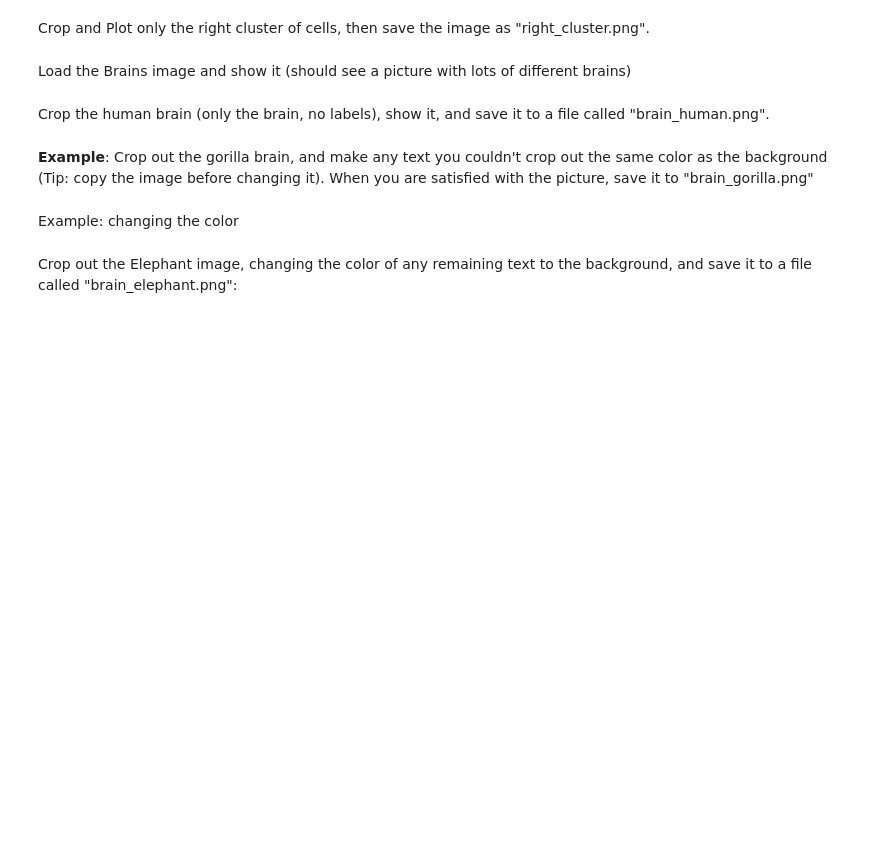
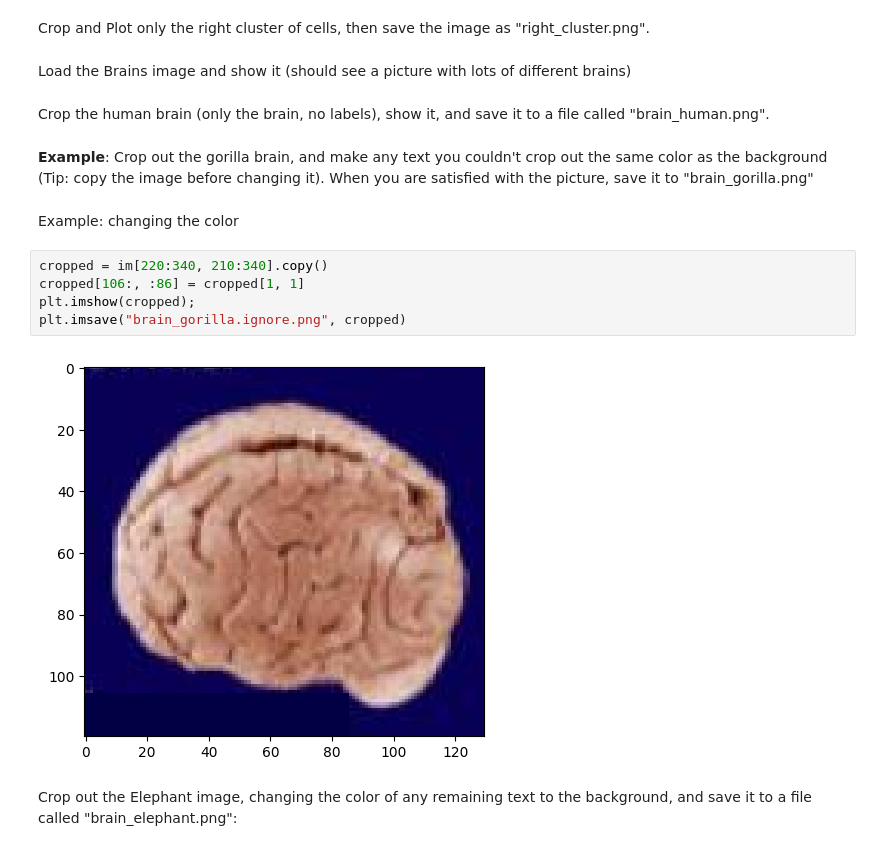
Before and after one commit to ili-s/NicksIntro2Python, a Jupyter notebook: Day2/2-5-BasicImagesWithMatplotlib.ipynb, the cells around one changed output. Saved outputs shown, nothing was run; the diff lists cells and outputs as text; blank space fills up the shorter version.

```diff
--- a/Day2/2-5-BasicImagesWithMatplotlib.ipynb
+++ b/Day2/2-5-BasicImagesWithMatplotlib.ipynb
@@ -82,5 +104,12 @@ Crop the human brain (only the brain, no labels), show it, and save it to a file
 **Example**: Crop out the gorilla brain, and make any text you couldn't crop out the same color as the background (Tip: copy the image before changing it).  When you are satisfied with the picture, save it to "brain_gorilla.png"
 # %% [markdown]
 Example: changing the color
+# %%
+cropped = im[220:340, 210:340].copy()
+cropped[106:, :86] = cropped[1, 1]
+plt.imshow(cropped);
+plt.imsave("brain_gorilla.ignore.png", cropped)
+# %% [output]
+[figure, added]
 # %% [markdown]
 Crop out the Elephant image, changing the color of any remaining text to the background, and save it to a file called "brain_elephant.png":
```
Also changed, not shown: parts of 2 cells of this notebook, 8 other files.
